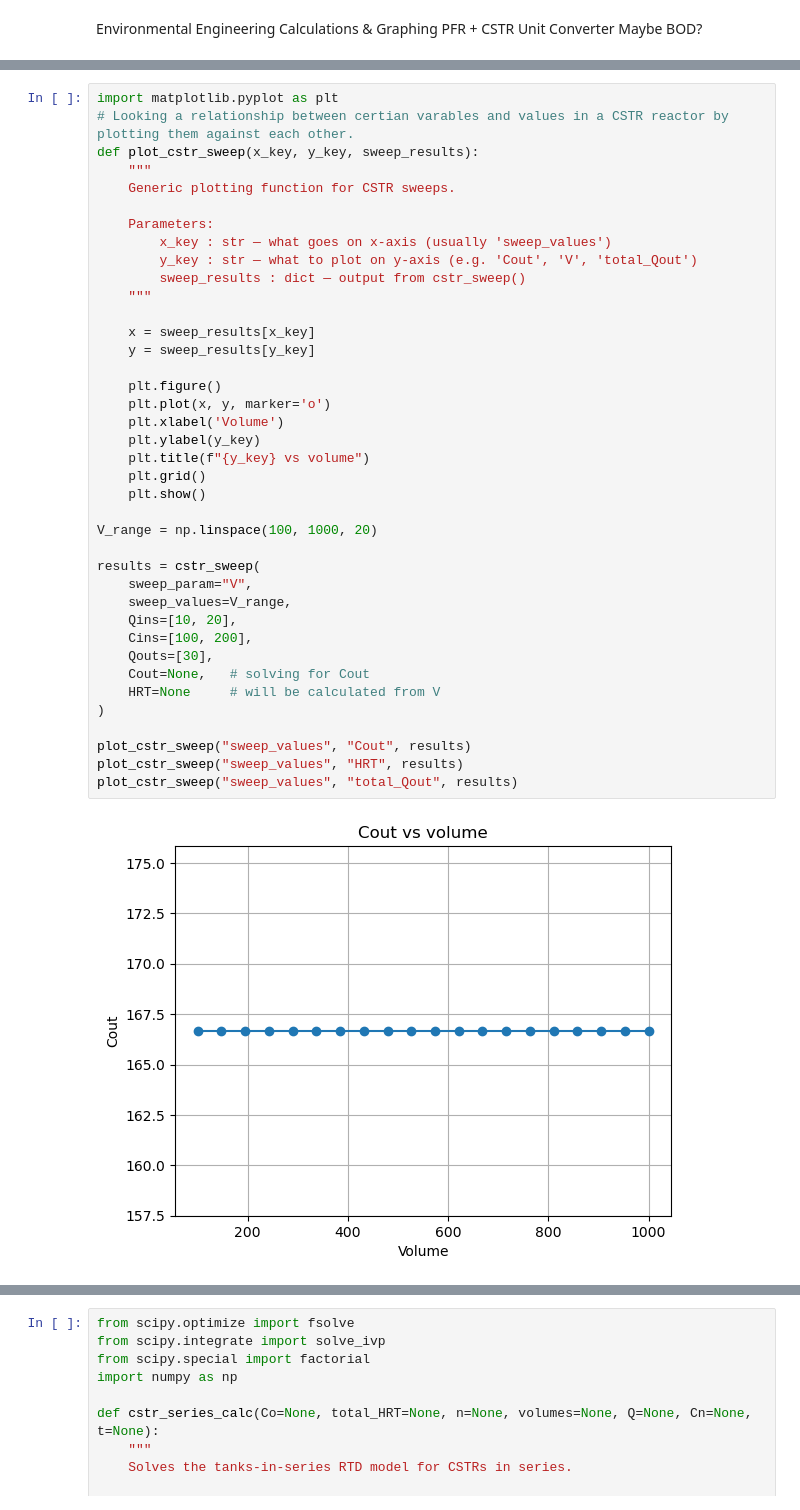
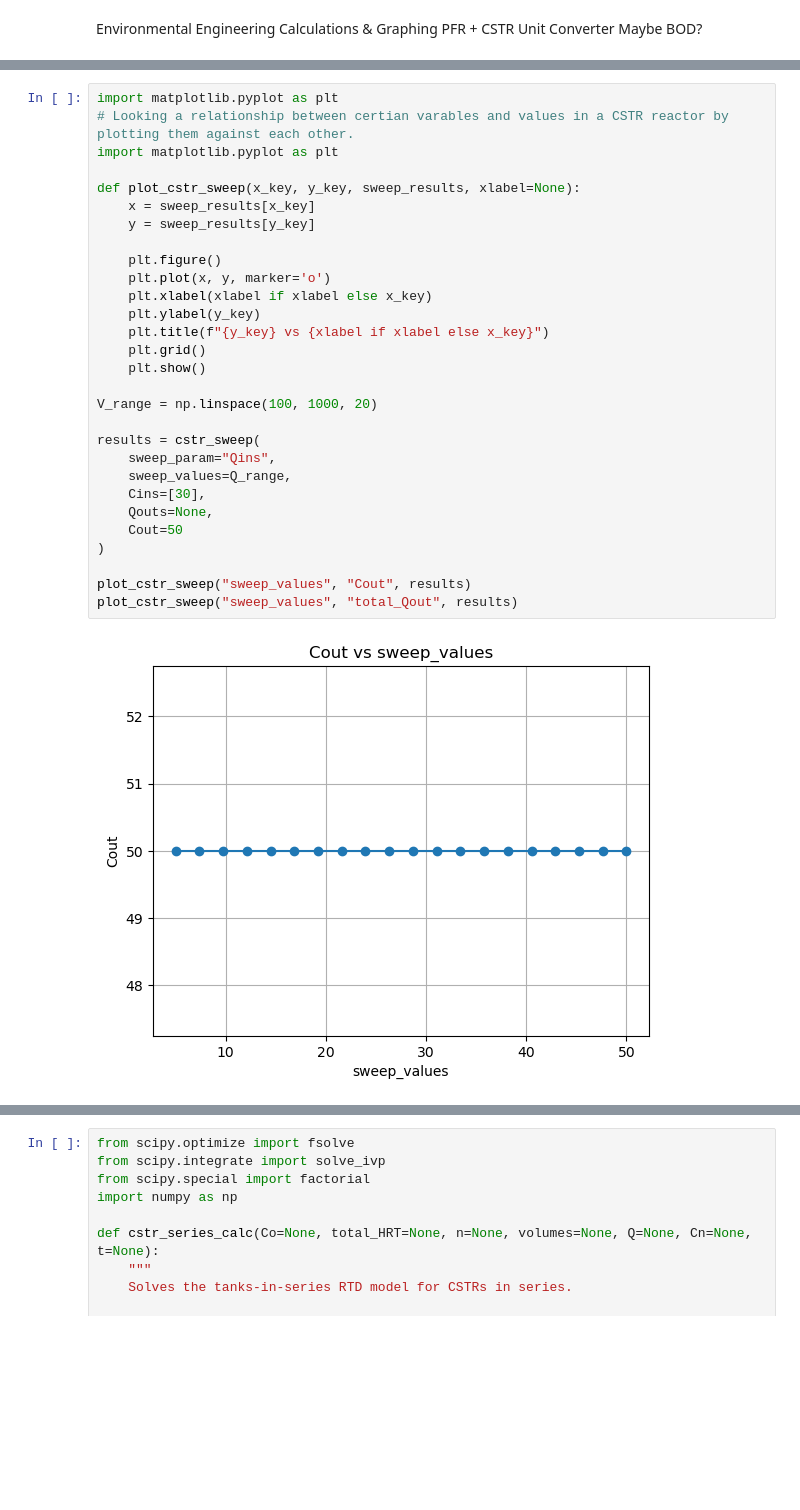
Before and after one commit to evsegura/CE-311K-Project, a Jupyter notebook: Final_project.ipynb, the cells around one changed output, grey strips where cells are left out. Saved outputs shown, nothing was run; the diff lists cells and outputs as text; blank space fills up the shorter version.

Commit message:
updated CSTR ploting

```diff
--- a/Final_project.ipynb
+++ b/Final_project.ipynb
@@ -156,41 +156,31 @@ print(a)
 # %%
 import matplotlib.pyplot as plt
 # Looking a relationship between certian varables and values in a CSTR reactor by plotting them against each other.
-def plot_cstr_sweep(x_key, y_key, sweep_results):
-    """
-    Generic plotting function for CSTR sweeps.
+import matplotlib.pyplot as plt
 
-    Parameters:
-        x_key : str — what goes on x-axis (usually 'sweep_values')
-        y_key : str — what to plot on y-axis (e.g. 'Cout', 'V', 'total_Qout')
-        sweep_results : dict — output from cstr_sweep()
-    """
-
+def plot_cstr_sweep(x_key, y_key, sweep_results, xlabel=None):
     x = sweep_results[x_key]
     y = sweep_results[y_key]
 
     plt.figure()
     plt.plot(x, y, marker='o')
-    plt.xlabel('Volume')
+    plt.xlabel(xlabel if xlabel else x_key)
     plt.ylabel(y_key)
-    plt.title(f"{y_key} vs volume")
+    plt.title(f"{y_key} vs {xlabel if xlabel else x_key}")
     plt.grid()
     plt.show()
 
 V_range = np.linspace(100, 1000, 20)
 
 results = cstr_sweep(
-    sweep_param="V",
-    sweep_values=V_range,
-    Qins=[10, 20],
-    Cins=[100, 200],
-    Qouts=[30],
-    Cout=None,   # solving for Cout
-    HRT=None     # will be calculated from V
+    sweep_param="Qins",
+    sweep_values=Q_range,
+    Cins=[30],
+    Qouts=None,
+    Cout=50
 )
 
 plot_cstr_sweep("sweep_values", "Cout", results)
-plot_cstr_sweep("sweep_values", "HRT", results)
 plot_cstr_sweep("sweep_values", "total_Qout", results)
 # %% [output]
-[figure, old version]
+[figure, new version]
```
Also changed, not shown: parts of 2 cells of this notebook.
